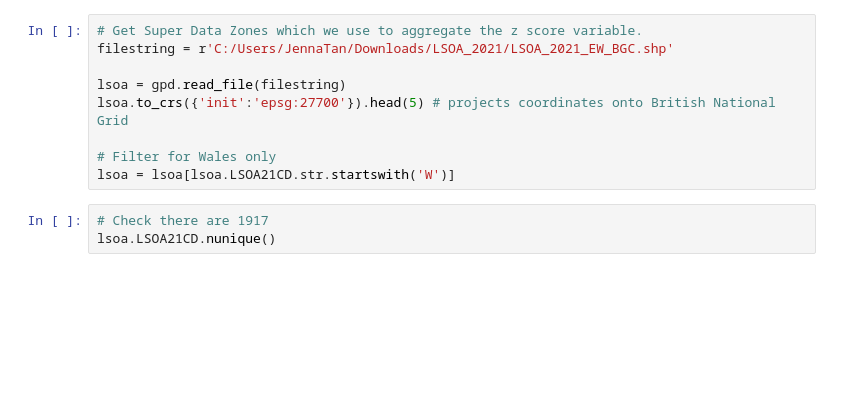
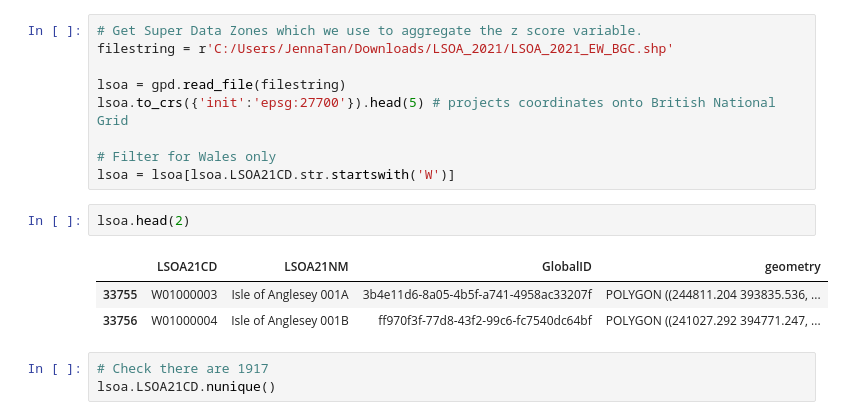
Before and after one commit to humaniverse/loneliness, a Jupyter notebook: inst/python/notebooks/wales_idw_2022.ipynb, the cells around one changed output. Cells and saved outputs as stored; diff of their text form; blank space fills up the shorter version.

```diff
--- a/inst/python/notebooks/wales_idw_2022.ipynb
+++ b/inst/python/notebooks/wales_idw_2022.ipynb
@@ -289,6 +337,12 @@ lsoa.to_crs({'init':'epsg:27700'}).head(5) # projects coordinates onto British N
 
 # Filter for Wales only
 lsoa = lsoa[lsoa.LSOA21CD.str.startswith('W')]
+# %%
+lsoa.head(2)
+# %% [output]
+|  | LSOA21CD | LSOA21NM | GlobalID | geometry |
+| 33755 | W01000003 | Isle of Anglesey 001A | 3b4e11d6-8a05-4b5f-a741-4958ac33207f | POLYGON ((244811.204 393835.536, ... |
+| 33756 | W01000004 | Isle of Anglesey 001B | ff970f3f-77d8-43f2-99c6-fc7540dc64bf | POLYGON ((241027.292 394771.247, ... |
 # %%
 # Check there are 1917
 lsoa.LSOA21CD.nunique()
```
Also changed, not shown: parts of 8 cells of this notebook, 1 other file.
